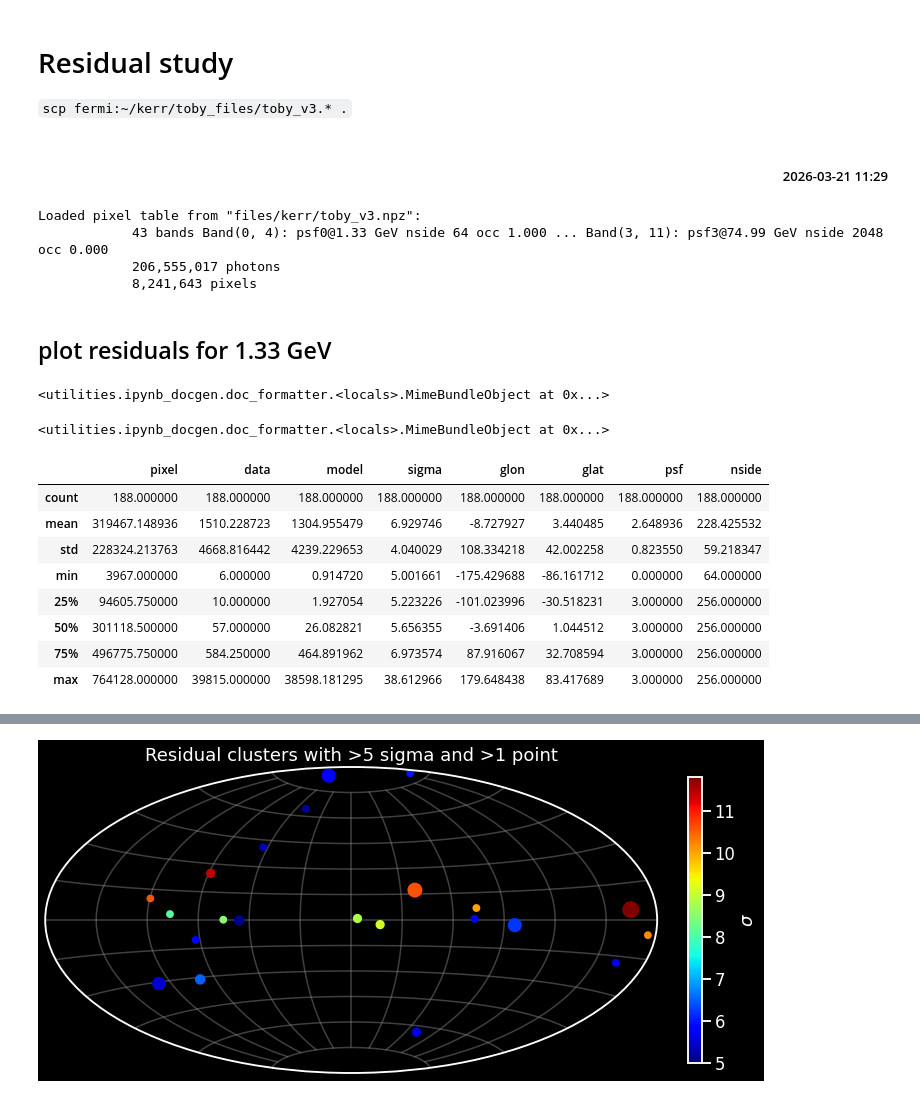
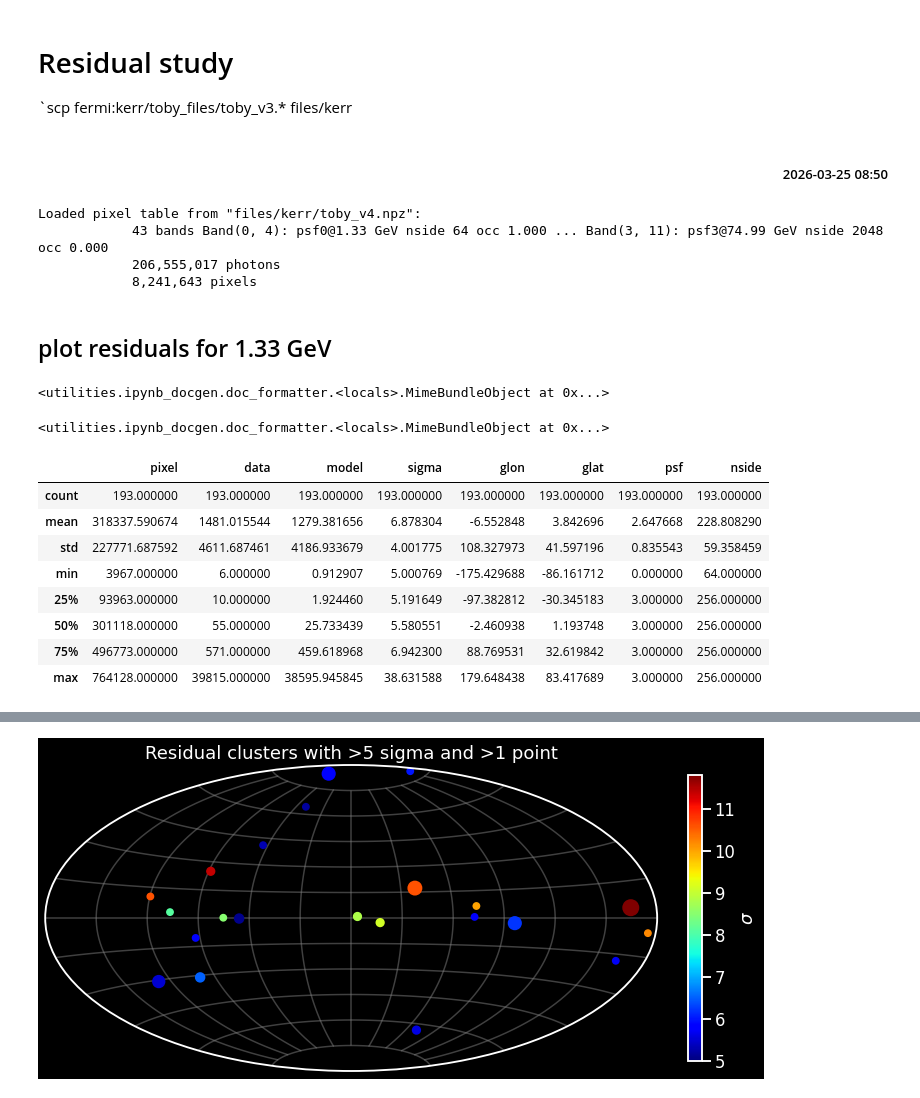
Before and after one commit to tburnett/kerr-diffuse, a Jupyter notebook: residual.ipynb, the cells around one changed output, grey strips where cells are left out. Drawn from its saved outputs; the diff is of its cells as text; code cells hidden in the pictures.

```diff
--- a/residual.ipynb
+++ b/residual.ipynb
@@ -1,16 +1,16 @@
 # %% [markdown]
 # Residual study
 
-`scp fermi:~/kerr/toby_files/toby_v3.* .`
+`scp fermi:kerr/toby_files/toby_v3.* files/kerr
 # %%
 %reset -f
 %run pylib/tools dark date
-from pylib import kerr_funcs; reload(kerr_funcs)
+from pylib import pixel_table; reload(pixel_table)
 from pylib.kerr_funcs import *
-pixel_table = PixelTable('files/kerr/toby_v3')
+pixel_table = PixelTable('files/kerr/toby_v4')
 # %% [output]
-<h5 style="text-align:right; margin-right:15px"> 2026-03-21 11:29</h5>
+<h5 style="text-align:right; margin-right:15px"> 2026-03-25 08:50</h5>
-Loaded pixel table from "files/kerr/toby_v3.npz":
+Loaded pixel table from "files/kerr/toby_v4.npz":
             43 bands Band(0, 4): psf0@1.33 GeV nside 64 occ 1.000 ... Band(3, 11): psf3@74.99 GeV nside 2048 occ 0.000
             206,555,017 photons
             8,241,643 pixels
@@ -23,20 +23,20 @@ show_fig(histograms_of_residuals_for_given_energy,pixel_table, energy_index)
 <utilities.ipynb_docgen.doc_formatter.<locals>.MimeBundleObject at 0x...>
 <utilities.ipynb_docgen.doc_formatter.<locals>.MimeBundleObject at 0x...>
 # %%
-reload(kerr_funcs); from pylib.kerr_funcs import ResidualPoints
+# reload(kerr_funcs); from pylib.kerr_funcs import ResidualPoints
 self = ResidualPoints(pixel_table, energy_index=energy_index)
 
 self.df.describe()
 # %% [output]
 |  | pixel | data | model | sigma | glon | glat | psf | nside |
-| count | 188.000000 | 188.000000 | 188.000000 | 188.000000 | 188.000000 | 188.000000 | 188.000000 | 188.000000 |
-| mean | 319467.148936 | 1510.228723 | 1304.955479 | 6.929746 | -8.727927 | 3.440485 | 2.648936 | 228.425532 |
-| std | 228324.213763 | 4668.816442 | 4239.229653 | 4.040029 | 108.334218 | 42.002258 | 0.823550 | 59.218347 |
-| min | 3967.000000 | 6.000000 | 0.914720 | 5.001661 | -175.429688 | -86.161712 | 0.000000 | 64.000000 |
-| 25% | 94605.750000 | 10.000000 | 1.927054 | 5.223226 | -101.023996 | -30.518231 | 3.000000 | 256.000000 |
-| 50% | 301118.500000 | 57.000000 | 26.082821 | 5.656355 | -3.691406 | 1.044512 | 3.000000 | 256.000000 |
-| 75% | 496775.750000 | 584.250000 | 464.891962 | 6.973574 | 87.916067 | 32.708594 | 3.000000 | 256.000000 |
-| max | 764128.000000 | 39815.000000 | 38598.181295 | 38.612966 | 179.648438 | 83.417689 | 3.000000 | 256.000000 |
+| count | 193.000000 | 193.000000 | 193.000000 | 193.000000 | 193.000000 | 193.000000 | 193.000000 | 193.000000 |
+| mean | 318337.590674 | 1481.015544 | 1279.381656 | 6.878304 | -6.552848 | 3.842696 | 2.647668 | 228.808290 |
+| std | 227771.687592 | 4611.687461 | 4186.933679 | 4.001775 | 108.327973 | 41.597196 | 0.835543 | 59.358459 |
+| min | 3967.000000 | 6.000000 | 0.912907 | 5.000769 | -175.429688 | -86.161712 | 0.000000 | 64.000000 |
+| 25% | 93963.000000 | 10.000000 | 1.924460 | 5.191649 | -97.382812 | -30.345183 | 3.000000 | 256.000000 |
+| 50% | 301118.000000 | 55.000000 | 25.733439 | 5.580551 | -2.460938 | 1.193748 | 3.000000 | 256.000000 |
+| 75% | 496773.000000 | 571.000000 | 459.618968 | 6.942300 | 88.769531 | 32.619842 | 3.000000 | 256.000000 |
+| max | 764128.000000 | 39815.000000 | 38595.945845 | 38.631588 | 179.648438 | 83.417689 | 3.000000 | 256.000000 |
 # %%
 self.clusterer()
 self.cldf
```
Also changed, not shown: parts of 4 cells of this notebook, 8 other files.
